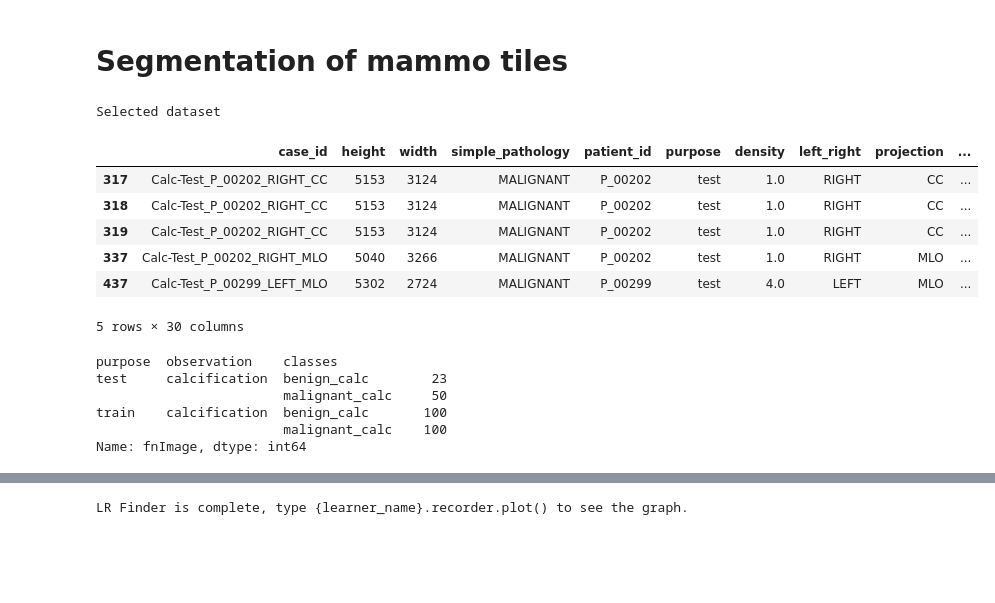
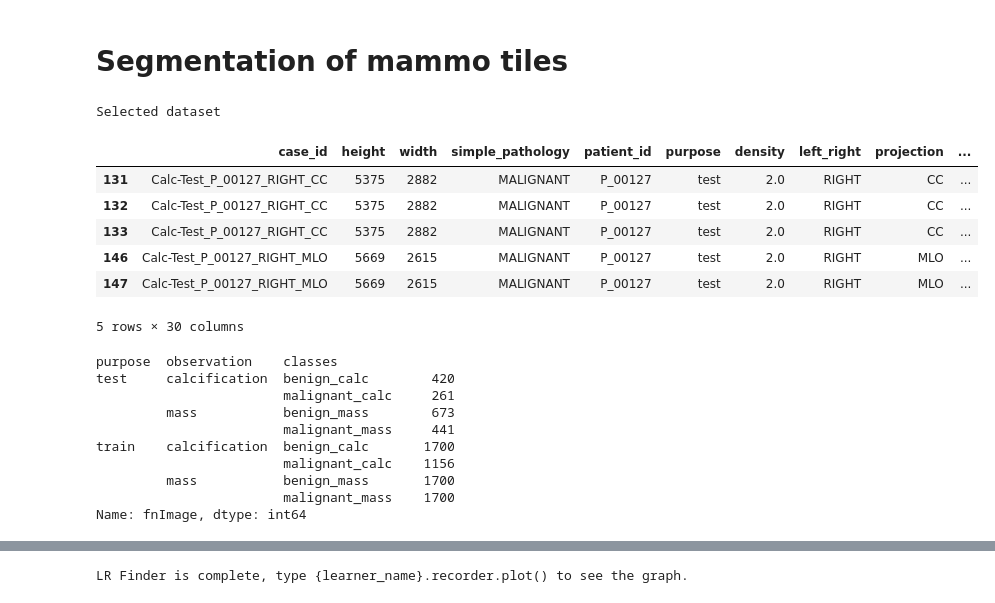
Before and after one commit to kasparlund/mammography, a Jupyter notebook: mammo_segmentation.ipynb, the cells around one changed output, grey strips where cells are left out. Saved outputs shown, nothing was run; the diff lists cells and outputs as text; code cells hidden in the pictures; blank space fills up the shorter version.

```diff
--- a/mammo_segmentation.ipynb
+++ b/mammo_segmentation.ipynb
@@ -141,49 +49,58 @@ def plot_xy_preds( x, y, y_p, preds, codes, cmap, cmap_preds, figWidth=16 ):
 # %%
 cases = pd.read_csv( path / "tiles.csv", sep=";", low_memory=False)
 #print(f"cases.columns:{cases.columns}")
 cases.drop("Unnamed: 0",axis=1,inplace=True)
 #display(cases.tail(2))
 
 #print("Stat of dataset before selection")
 #gp = cases.groupby( ["purpose", "observation", "simple_pathology"])["fnImage"].count()
 #print( gp )
 
 codes = [obs.name.lower() for obs in ObsType]
 #print(f"codes:{codes}")
 
 complexity={
-            "malignant_calc":"malignant_calc > 0.2*tile_size and benign_calc==0    and empty==0",
-            "benign_calc":   "benign_calc    > 0.2*tile_size and malignant_calc==0 and empty==0"
+            "malignant_calc":"malignant_calc > 0.3*obsAreas and empty < 0.05*tile_size",
+            "benign_calc":   "benign_calc    > 0.3*obsAreas and empty < 0.05*tile_size",
+            "malignant_mass":"malignant_mass > 0.3*obsAreas and empty < 0.05*tile_size",
+            "benign_mass":   "benign_mass    > 0.3*obsAreas and empty < 0.05*tile_size"
+#50            "malignant_calc":"malignant_calc > 0.3*tile_size and benign_calc==0    and empty==0",
+#50            "benign_calc":   "benign_calc    > 0.19*tile_size and malignant_calc==0 and empty==0"
+#100            "malignant_calc":"malignant_calc > 0.2*tile_size and benign_calc==0    and empty==0",
+#100            "benign_calc":   "benign_calc    > 0.2*tile_size and malignant_calc==0 and empty==0"
 #500 samples           "malignant_calc":"malignant_calc > 0.037*tile_size and benign_calc==0    and empty==0",
 #550 samples            "benign_calc":   "benign_calc    > 0.037*tile_size and malignant_calc==0 and empty==0"
 #            "pHealthy":"pAir==0 and pBenign==0 and pMalignant==0",
 #            "malignant_calc":"malignant_calc > 0.1*tile_size and malignant_calc > 0.5*obsAreas and benign_calc==0 and empty==0",
 #            "pAir":"pAir>0.2 and pAir<1.0",
 #            "benign_calc":"benign_calc/tile_size>0.1 and benign_calc > 0.5*obsAreas and malignant_calc==0 and empty==0"
 #            "pMalignant":"pMalignant > 0.99*obsAreas and pBenign==0 and pAir==0"
 }
-nb=100
+nb=1700
 
 test   = selectCases( cases, "test",  complexity=complexity, nb=nb//2 )
 train  = selectCases( cases, "train", complexity=complexity, nb=nb )
 dfData = test.append(train)
-print("Selected dataset")
-display(dfData.head())
+print("Selected dataset"), display(dfData.head())
 gp = dfData.groupby( ["purpose", "observation", "classes"])["fnImage"].count()
-print( gp )
+display( gp )
 # %% [output]
 Selected dataset
 |  | case_id | height | width | simple_pathology | patient_id | purpose | density | left_right | projection | ... |
-| 317 | Calc-Test_P_00202_RIGHT_CC | 5153 | 3124 | MALIGNANT | P_00202 | test | 1.0 | RIGHT | CC | ... |
-| 318 | Calc-Test_P_00202_RIGHT_CC | 5153 | 3124 | MALIGNANT | P_00202 | test | 1.0 | RIGHT | CC | ... |
-| 319 | Calc-Test_P_00202_RIGHT_CC | 5153 | 3124 | MALIGNANT | P_00202 | test | 1.0 | RIGHT | CC | ... |
-| 337 | Calc-Test_P_00202_RIGHT_MLO | 5040 | 3266 | MALIGNANT | P_00202 | test | 1.0 | RIGHT | MLO | ... |
-| 437 | Calc-Test_P_00299_LEFT_MLO | 5302 | 2724 | MALIGNANT | P_00299 | test | 4.0 | LEFT | MLO | ... |
+| 131 | Calc-Test_P_00127_RIGHT_CC | 5375 | 2882 | MALIGNANT | P_00127 | test | 2.0 | RIGHT | CC | ... |
+| 132 | Calc-Test_P_00127_RIGHT_CC | 5375 | 2882 | MALIGNANT | P_00127 | test | 2.0 | RIGHT | CC | ... |
+| 133 | Calc-Test_P_00127_RIGHT_CC | 5375 | 2882 | MALIGNANT | P_00127 | test | 2.0 | RIGHT | CC | ... |
+| 146 | Calc-Test_P_00127_RIGHT_MLO | 5669 | 2615 | MALIGNANT | P_00127 | test | 2.0 | RIGHT | MLO | ... |
+| 147 | Calc-Test_P_00127_RIGHT_MLO | 5669 | 2615 | MALIGNANT | P_00127 | test | 2.0 | RIGHT | MLO | ... |
 5 rows × 30 columns
 purpose  observation    classes
-test     calcification  benign_calc        23
-                        malignant_calc     50
-train    calcification  benign_calc       100
-                        malignant_calc    100
+test     calcification  benign_calc        420
+                        malignant_calc     261
+         mass           benign_mass        673
+                        malignant_mass     441
+train    calcification  benign_calc       1700
+                        malignant_calc    1156
+         mass           benign_mass       1700
+                        malignant_mass    1700
 Name: fnImage, dtype: int64
 # %%
```
Also changed, not shown: parts of 62 cells of this notebook, 4 other files.
